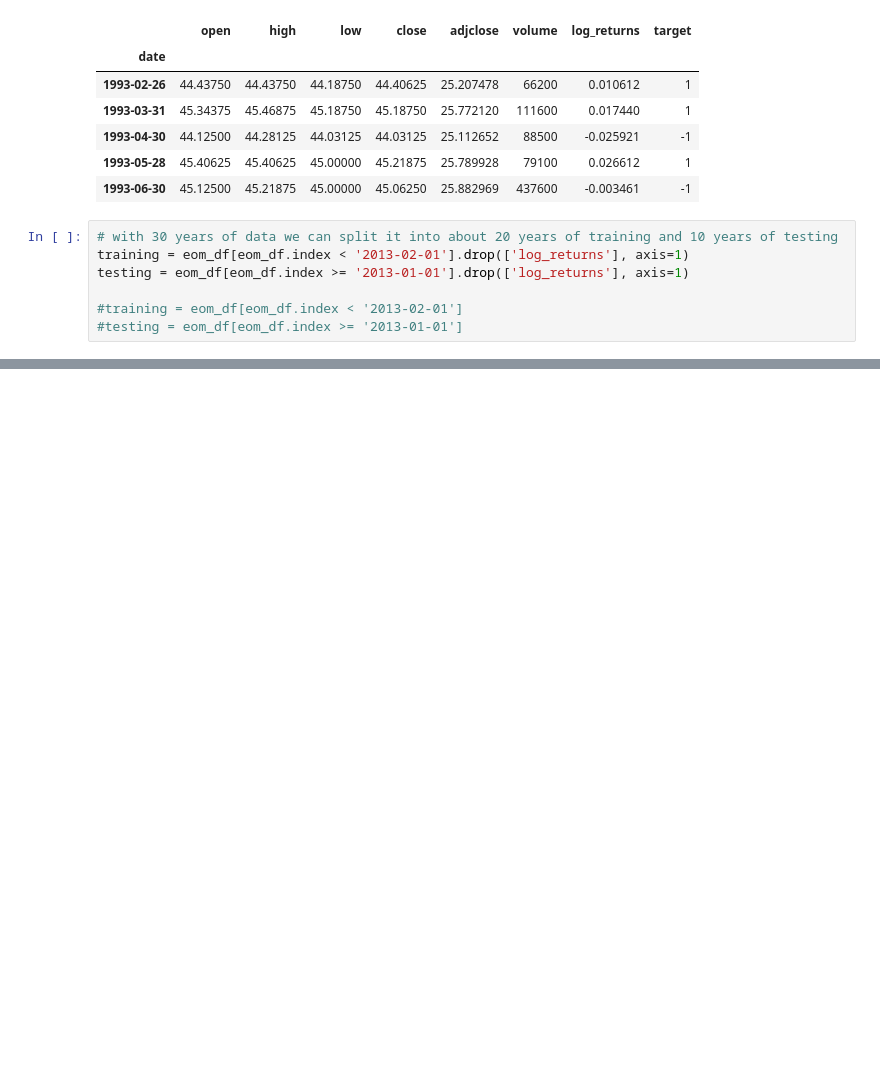
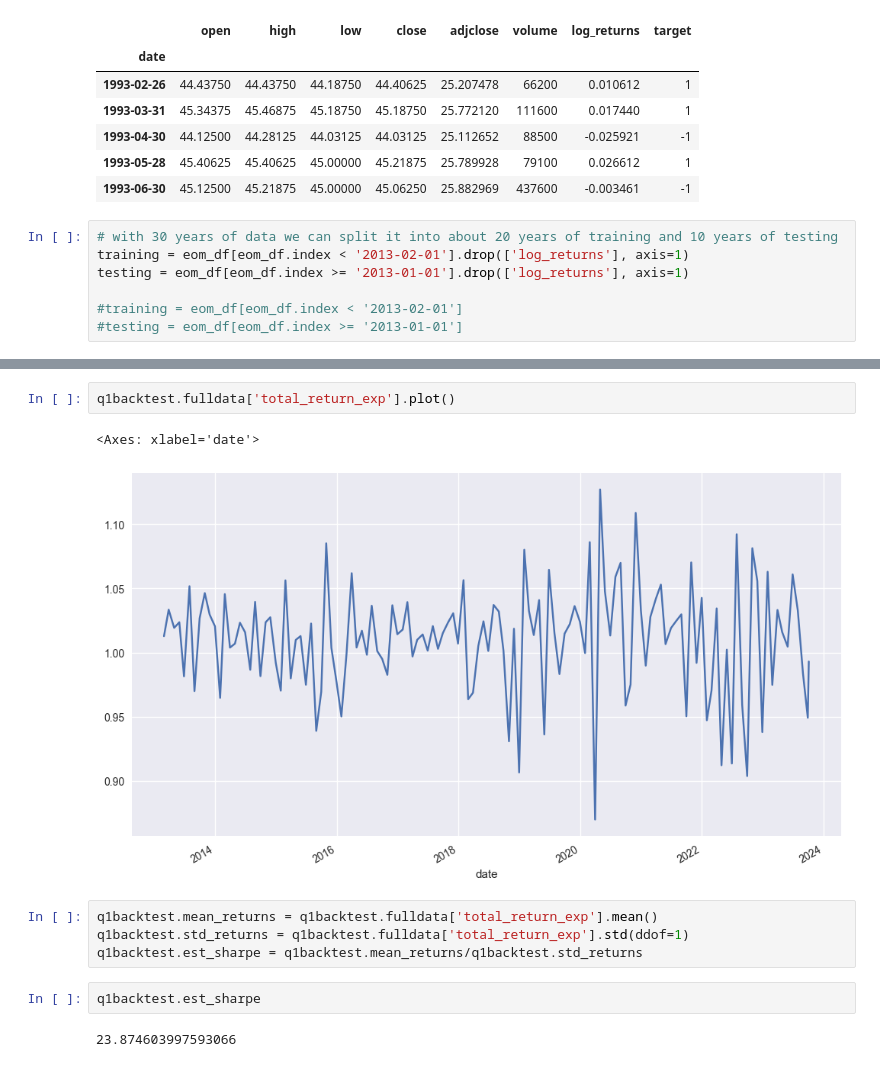
Before and after one commit to tdotkim/nw_msds, a Jupyter notebook: 451_financial_machine_learning/week_6/module6.ipynb, the cells around one changed output, grey strips where cells are left out. Cells and saved outputs as stored; diff of their text form; blank space fills up the shorter version.

```diff
--- a/451_financial_machine_learning/week_6/module6.ipynb
+++ b/451_financial_machine_learning/week_6/module6.ipynb
@@ -441,0 +427,13 @@ q1_model_fulldata_total_return =
+# %%
+q1backtest.fulldata['total_return_exp'].plot()
+# %% [output]
+<Axes: xlabel='date'>
+[figure, added]
+# %%
+q1backtest.mean_returns = q1backtest.fulldata['total_return_exp'].mean()
+q1backtest.std_returns = q1backtest.fulldata['total_return_exp'].std(ddof=1)
+q1backtest.est_sharpe = q1backtest.mean_returns/q1backtest.std_returns
+# %%
+q1backtest.est_sharpe
+# %% [output]
+23.874603997593066
```
Also changed, not shown: parts of 54 cells of this notebook, 7 other files.
